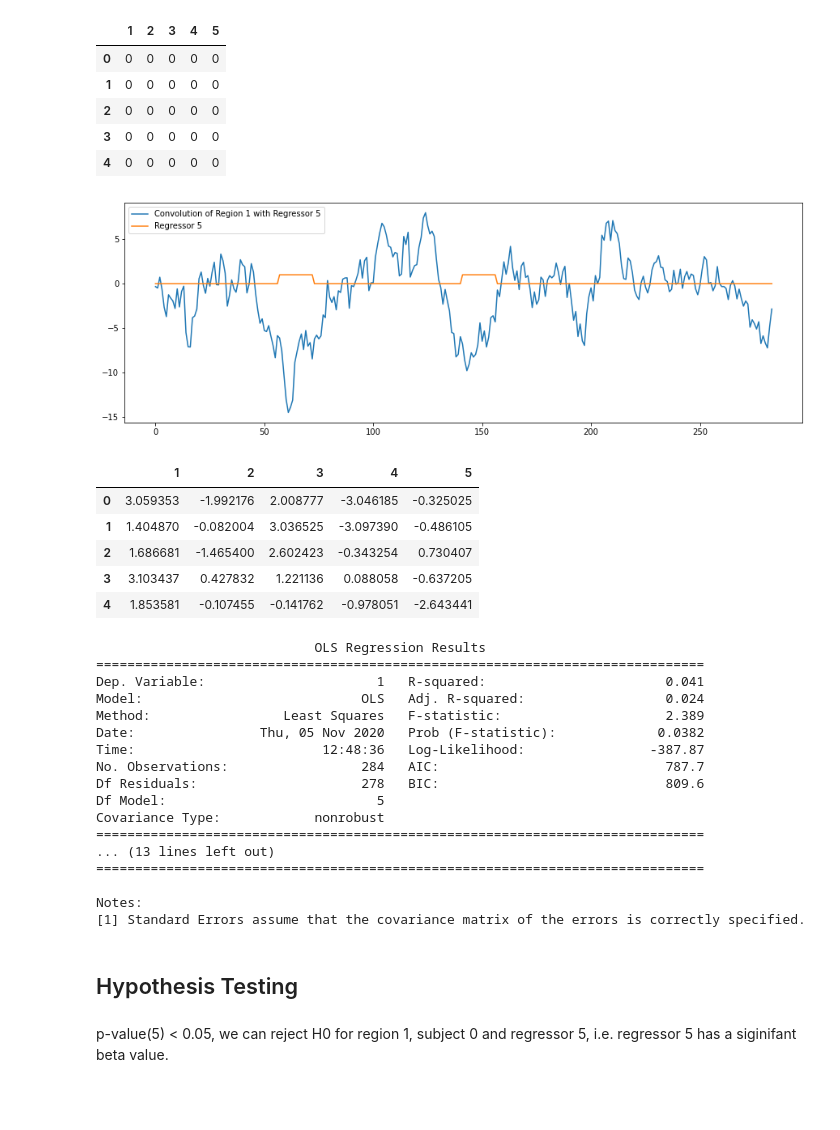
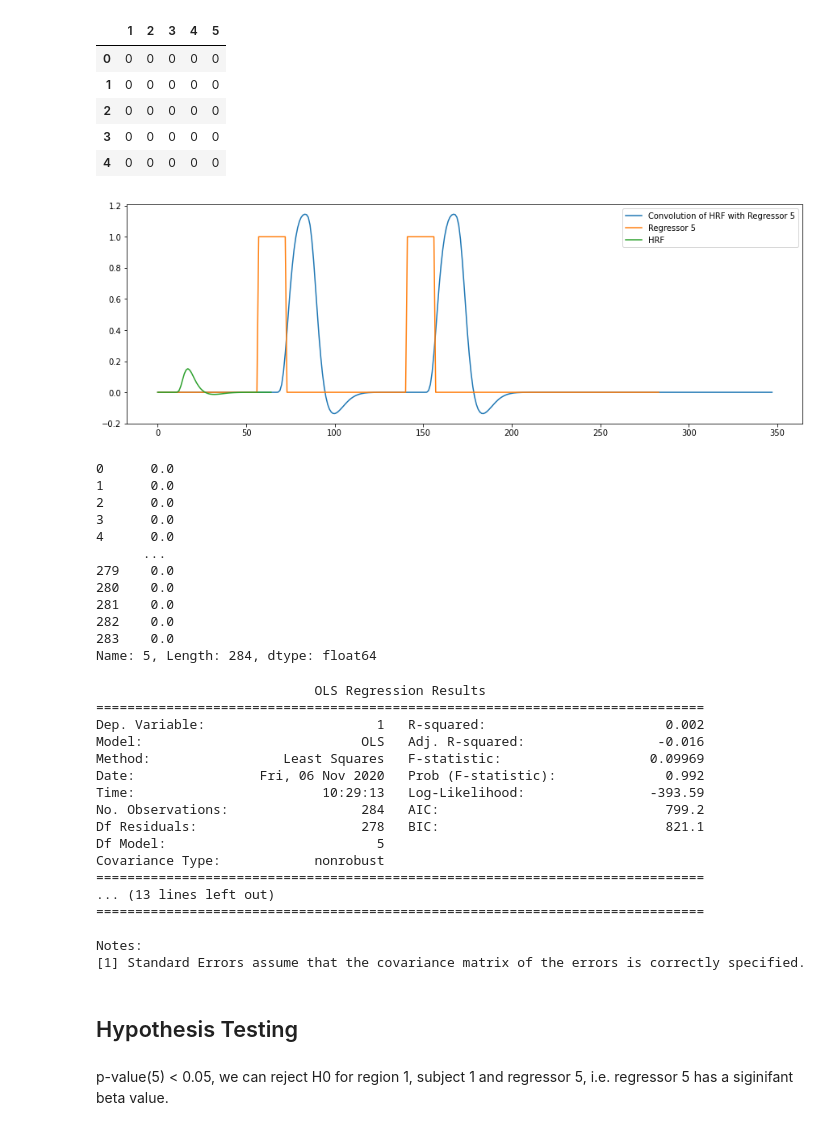
Before and after one commit to alec-flowers/machine-learning-cs433-p2, a Jupyter notebook: data_exploration.ipynb, the cells around one changed output. Saved outputs shown, nothing was run; the diff lists cells and outputs as text; code cells hidden in the pictures; blank space fills up the shorter version.

Commit message:
REFACT: Tested changes to convolution

```diff
--- a/data_exploration.ipynb
+++ b/data_exploration.ipynb
@@ -18,11 +18,18 @@ matplotlib.rcParams['figure.figsize'] = (15.0, 5.0)
 _"For instance, the task can have 2 or more conditions, then you will have a block regressor with values going from 0 (no presentation) to the number of conditions. This signal, after being separated into the different conditions and convolved with the hemodynamic response function HRF,  is normally used in the general linear model to assess which voxels activate together with a specific condition. I can give you more details about that during the meeting."_ - Giulia
 # %%
 # loading the fMRI data and one regressor for a MOTOR task
-mat = scipy.io.loadmat('./DataMLP/X_tfMRI_MOTOR_LR_Glasser360.mat')
-mat_r = scipy.io.loadmat('./DataMLP/TaskParadigms/100307_Regressor_tfMRI_MOTOR_LR.mat')
+mat = scipy.io.loadmat('./Data/X_tfMRI_MOTOR_LR_Glasser360.mat')
+mat_r = scipy.io.loadmat('./Data/TaskParadigms/100408_Regressor_tfMRI_MOTOR_LR.mat')
+mat_hrf = scipy.io.loadmat('./Data/hrf.mat')
 # %%
 # put it into a dataframe to use pandas
 m, n, r = mat['X'].shape
 fMRI_arr = np.column_stack((np.repeat(np.arange(r),n),mat['X'].reshape(r*n,-1)))
 fMRI_df = pd.DataFrame(fMRI_arr)
 fMRI_df.rename(columns={fMRI_df.columns[0]: "subject" }, inplace=True)
+# %%
+# mangling the hrf
+hrf = mat_hrf['hrf'].squeeze()
+pad = np.zeros(10, dtype=hrf.dtype)
+hrf = np.concatenate((pad, hrf, pad))
+hrf
@@ -133,42 +184,50 @@ regressors_df_sep.head()
 | 4 | 0 | 0 | 0 | 0 | 0 |
 # %%
 # testing the convolution for one regressor (regressor 5) for subject 1 region 1
-subject_1_df = fMRI_df[fMRI_df['subject']==1].iloc[:,1]
-test_conv = np.convolve(subject_1_df, regressors_df_sep[5], mode='same')
-plt.plot(test_conv, label='Convolution of Region 1 with Regressor 5')
+subject_1_df = fMRI_df[fMRI_df['subject']==1].iloc[:,1].reset_index(drop=True)
+test_conv = scipy.signal.convolve(regressors_df_sep[5], hrf, 'full')
+plt.plot(test_conv, label='Convolution of HRF with Regressor 5')
 plt.plot(regressors_df_sep[5], label='Regressor 5')
+plt.plot(hrf, label='HRF')
 plt.legend()
 plt.show()
 # %% [output]
-[figure, old version]
+[figure, new version]
 # %%
-# doing the convolutions for all regressors for subject 0, region 1
-regressors_df_sep_conv = regressors_df_sep.transform(lambda x: np.convolve(x, subject_1_df, 'same'))
-regressors_df_sep_conv.head()
+# doing the convolutions for all regressors for subject 1, region 1
+regressors_df_sep_conv = regressors_df_sep.apply(lambda x: np.convolve(x, hrf, 'full')[:x.shape[0]])
+regressors_df_sep_conv[5]
 # %% [output]
-|  | 1 | 2 | 3 | 4 | 5 |
-| 0 | 3.059353 | -1.992176 | 2.008777 | -3.046185 | -0.325025 |
-| 1 | 1.404870 | -0.082004 | 3.036525 | -3.097390 | -0.486105 |
-| 2 | 1.686681 | -1.465400 | 2.602423 | -0.343254 | 0.730407 |
-| 3 | 3.103437 | 0.427832 | 1.221136 | 0.088058 | -0.637205 |
-| 4 | 1.853581 | -0.107455 | -0.141762 | -0.978051 | -2.643441 |
+0      0.0
+1      0.0
+2      0.0
+3      0.0
+4      0.0
+      ...
+279    0.0
+280    0.0
+281    0.0
+282    0.0
+283    0.0
+Name: 5, Length: 284, dtype: float64
 # %%
-# fitting a GLM to region 1 of subject 0
+# fitting a GLM to region 1 of subject 1
 X = sm.add_constant(regressors_df_sep_conv)
 y = subject_1_df.reset_index(drop=True)
+X
 mod = sm.OLS(y, X)
 res = mod.fit()
 print(res.summary())
 # %% [output]
                             OLS Regression Results
 ==============================================================================
-Dep. Variable:                      1   R-squared:                       0.041
-Model:                            OLS   Adj. R-squared:                  0.024
-Method:                 Least Squares   F-statistic:                     2.389
-Date:                Thu, 05 Nov 2020   Prob (F-statistic):             0.0382
-Time:                        12:48:36   Log-Likelihood:                -387.87
-No. Observations:                 284   AIC:                             787.7
-Df Residuals:                     278   BIC:                             809.6
+Dep. Variable:                      1   R-squared:                       0.002
+Model:                            OLS   Adj. R-squared:                 -0.016
+Method:                 Least Squares   F-statistic:                   0.09969
+Date:                Fri, 06 Nov 2020   Prob (F-statistic):              0.992
+Time:                        10:29:13   Log-Likelihood:                -393.59
+No. Observations:                 284   AIC:                             799.2
+Df Residuals:                     278   BIC:                             821.1
 Df Model:                           5
 Covariance Type:            nonrobust
 ==============================================================================
@@ -180,4 +239,4 @@ Notes:
 # %% [markdown]
 ## Hypothesis Testing
 # %% [markdown]
-p-value(5) < 0.05, we can reject H0 for region 1, subject 0 and regressor 5, i.e. regressor 5 has a siginifant beta value.
+p-value(5) < 0.05, we can reject H0 for region 1, subject 1 and regressor 5, i.e. regressor 5 has a siginifant beta value.
```
Also changed, not shown: parts of 2 cells of this notebook.
